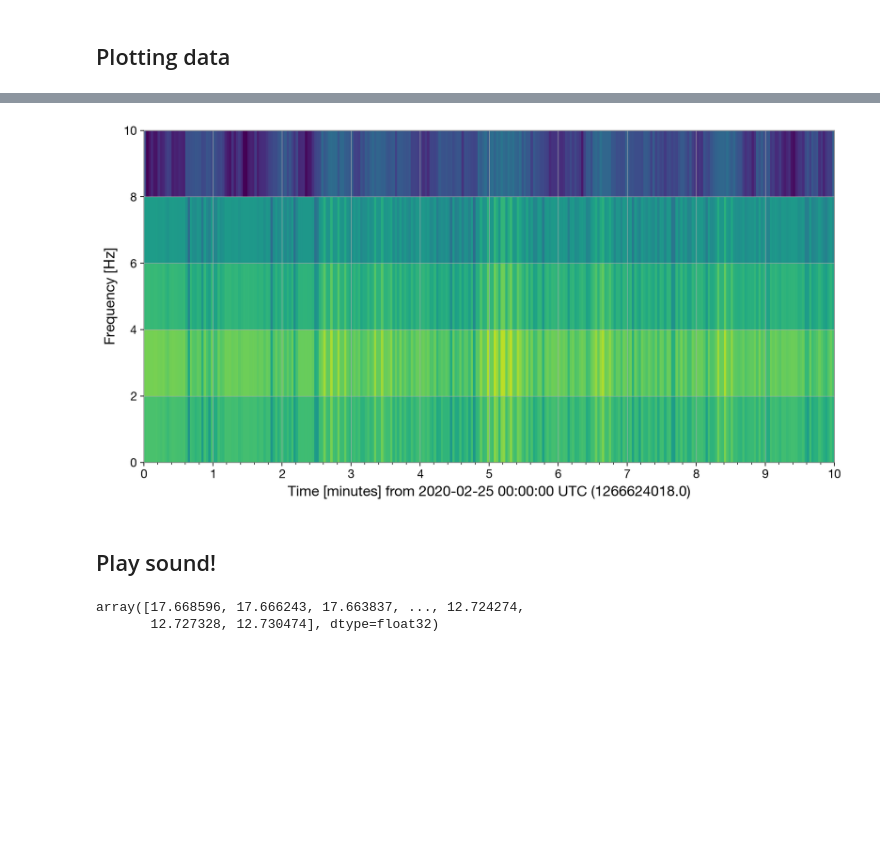
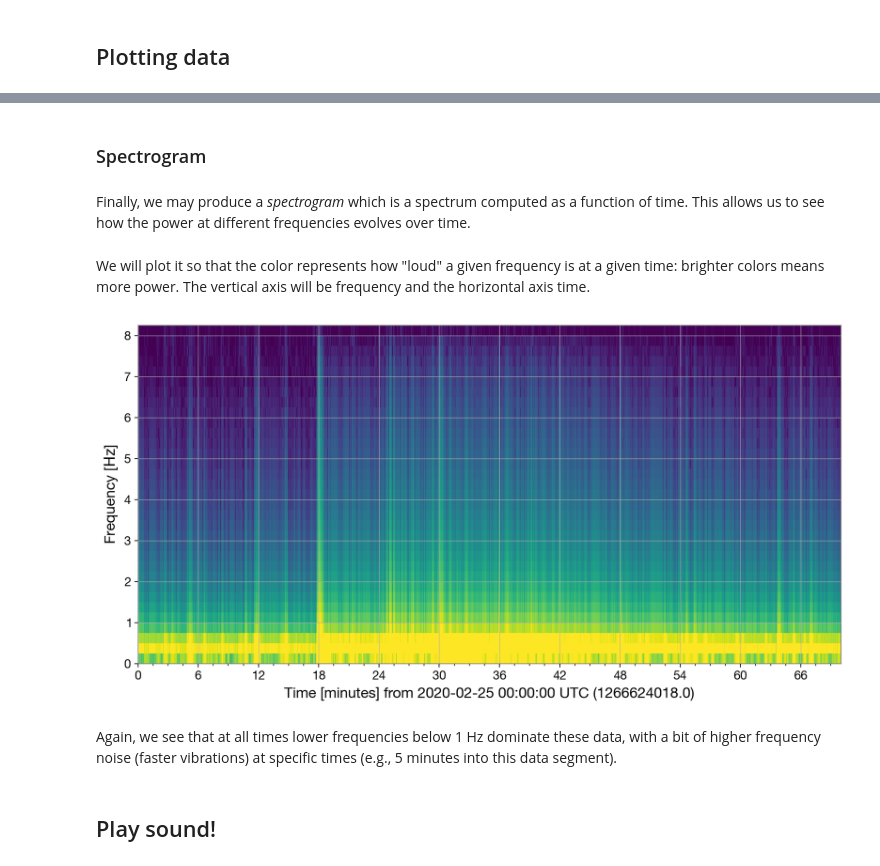
Before and after one commit to maxisi/gwtunes, a Jupyter notebook: auxiliary_example.ipynb, the cells around one changed output, grey strips where cells are left out. Drawn from its saved outputs; the diff is of its cells as text; code cells hidden in the pictures; blank space fills up the shorter version.

```diff
--- a/auxiliary_example.ipynb
+++ b/auxiliary_example.ipynb
@@ -59,13 +75,16 @@ These data are dominated by _low_ frequencies, below 1 Hz, which is what we expe
+# %% [markdown]
+### Spectrogram
+# %% [markdown]
+Finally, we may produce a _spectrogram_ which is a spectrum computed as a function of time. This allows us to see how the power at different frequencies evolves over time.
 # %%
-specgram = data.spectrogram(2, fftlength=0.5) ** (1/2.)
+specgram = data.spectrogram(4) ** (1/2.)
-# %%
-plot = specgram.imshow(norm='log', vmin=1e-7, vmax=0.5e-1)
-# ax = plot.gca()
-# ax.set_yscale('log')
-# ax.set_ylim(0.1, 10)
-# ax.colorbar(
-#     label=r'LIGO Livingston seismic data [mm/s/$\mathrm{Hz}^{-1/2}$]')
-# %% [output]
-[figure, removed]
+# %% [markdown]
+We will plot it so that the color represents how "loud" a given frequency is at a given time: brighter colors means more power. The vertical axis will be frequency and the horizontal axis time.
+# %%
+plot = specgram.imshow(norm='log', vmin=1e-6, vmax=0.5e-1);
+# %% [output]
+[figure, added]
+# %% [markdown]
+Again, we see that at all times lower frequencies below 1 Hz dominate these data, with a bit of higher frequency noise (faster vibrations) at specific times (e.g., 5 minutes into this data segment).
 # %% [markdown]
 ## Play sound!
@@ -74,5 +90,0 @@ import wave
-# %%
-data.value
-# %% [output]
-array([17.668596, 17.666243, 17.663837, ..., 12.724274,
-       12.727328, 12.730474], dtype=float32)
```
Also changed, not shown: parts of 24 cells of this notebook.
